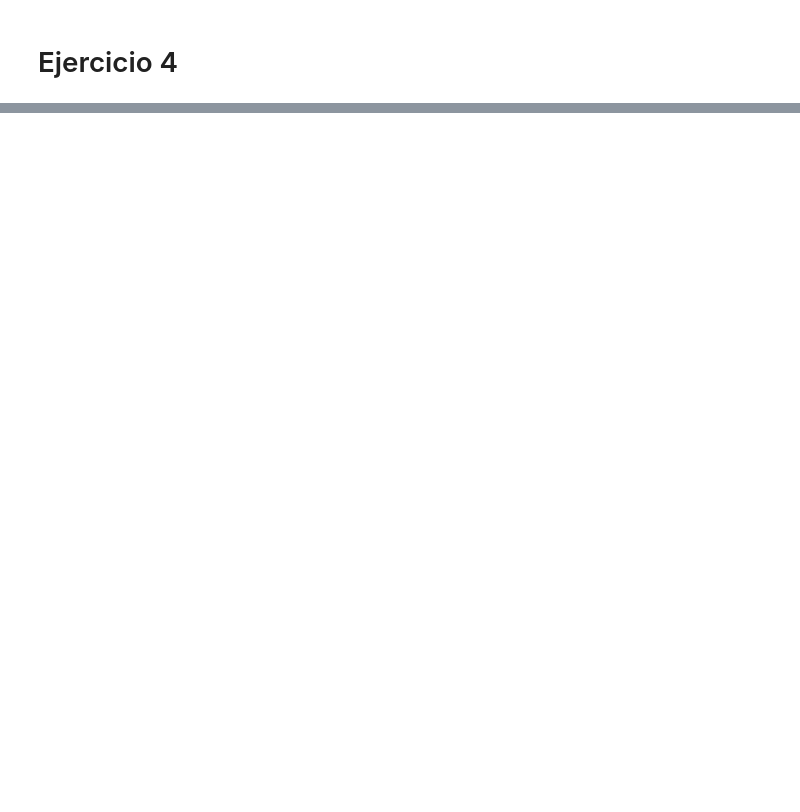
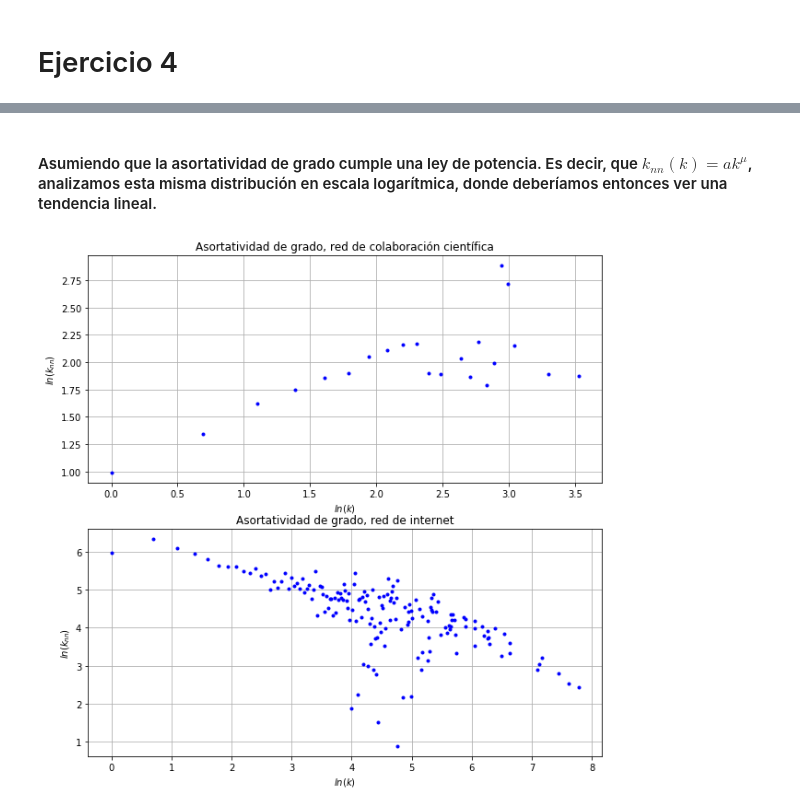
Before and after one commit to leialorenzo/Redes, a Jupyter notebook: TP1.ipynb, the cells around one changed output, grey strips where cells are left out. Drawn from its saved outputs; the diff is of its cells as text; code cells hidden in the pictures; blank space fills up the shorter version.

```diff
--- a/TP1.ipynb
+++ b/TP1.ipynb
@@ -499,0 +513,18 @@ np.matrix(Adj_matrix_lainterneh)
+# %% [markdown]
+#### Asumiendo que la asortatividad de grado cumple una ley de potencia. Es decir, que $k_{nn} (k) = a k^{\mu}$, analizamos esta misma distribución en escala logarítmica, donde deberíamos entonces ver una tendencia lineal.
+# %%
+plt.figure(figsize = (10,10))
+plt.subplot(211)
+plt.title('Asortatividad de grado, red de colaboración científica')
+plt.xlabel('$ln(k)$')
+plt.ylabel('$ln(k_{nn})$')
+plt.plot(np.log(matn[0]), np.log(matn[1]),'.b')
+plt.grid(True)
+plt.subplot(212)
+plt.title('Asortatividad de grado, red de internet')
+plt.xlabel('$ln(k)$')
+plt.ylabel('$ln(k_{nn})$')
+plt.plot(np.log(mati[0]), np.log(mati[1]),'.b')
+plt.grid(True)
+# %% [output]
+[figure, added]
```
Also changed, not shown: parts of 27 cells of this notebook.
